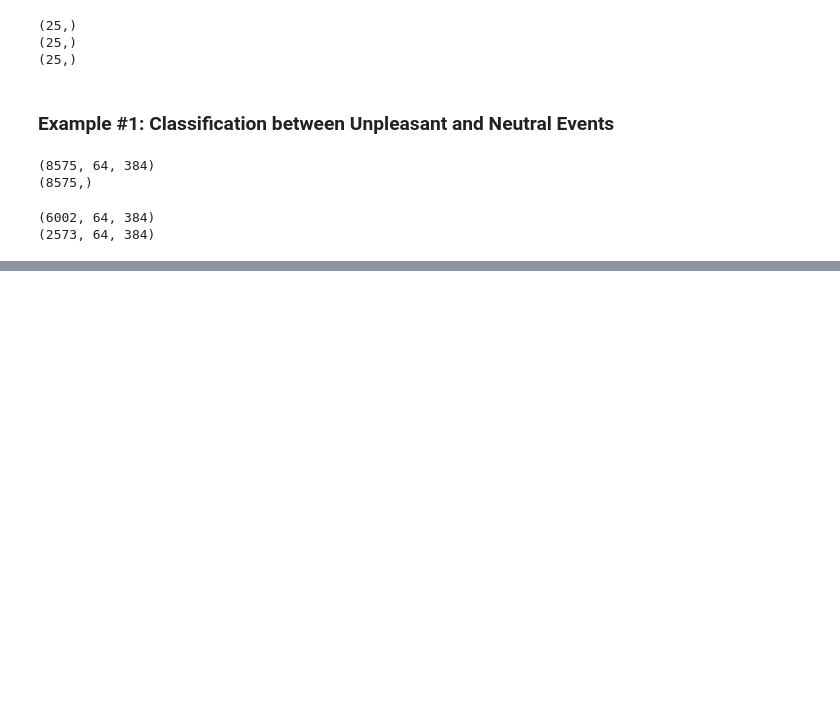
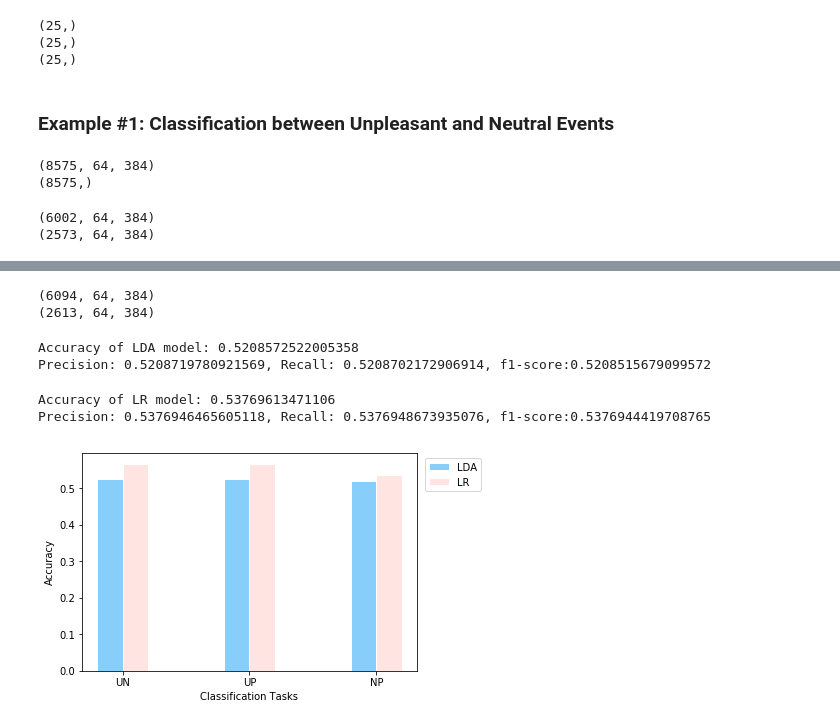
Before and after one commit to aath0/AlgorithmsNeuroscience, a Jupyter notebook: Tutorials/Applying Machine Learning Methods-2.ipynb, the cells around one changed output, grey strips where cells are left out. Drawn from its saved outputs; the diff is of its cells as text; code cells hidden in the pictures; blank space fills up the shorter version.

Commit message:
Plots and discussion of the  results are added

```diff
--- a/Tutorials/Applying Machine Learning Methods-2.ipynb
+++ b/Tutorials/Applying Machine Learning Methods-2.ipynb
@@ -89,0 +175,40 @@ print("Accuracy of SVM model: {}".format(acc_svm))
+# %%
+train_data_NP, test_data_NP, labels_train_NP, labels_test_NP = train_test_split(data_NP, labels_NP, test_size=0.3, random_state=42)
+print(train_data_NP.shape)
+print(test_data_NP.shape)
+# %% [output]
+(6094, 64, 384)
+(2613, 64, 384)
+# %%
+# Linear Discriminant Analysis
+clf_lda_pip = make_pipeline(Vectorizer(), StandardScaler(), LinearDiscriminantAnalysis(solver='svd'))
+clf_lda_pip.fit(train_data_NP,labels_train_NP)
+
+predictions_lda = clf_lda_pip.predict(test_data_NP)
+
+acc_lda = accuracy_score(labels_test_NP, predictions_lda)
+print("Accuracy of LDA model: {}".format(acc_lda))
+
+precision_lda,recall_lda,fscore_lda,support_lda=precision_recall_fscore_support(labels_test_NP,predictions_lda,average='macro')
+print('Precision: {0}, Recall: {1}, f1-score:{2}'.format(precision_lda,recall_lda,fscore_lda))
+# %% [output]
+Accuracy of LDA model: 0.5208572522005358
+Precision: 0.5208719780921569, Recall: 0.5208702172906914, f1-score:0.5208515679099572
+# %%
+#Logistic Regression
+clf_lr_pip = make_pipeline(Vectorizer(), StandardScaler(), LogisticRegression(penalty='l1', random_state=42))
+clf_lr_pip.fit(train_data_NP,labels_train_NP)
+
+predictions_lr = clf_lr_pip.predict(test_data_NP)
+
+acc_lr = accuracy_score(labels_test_NP, predictions_lr)
+print("Accuracy of LR model: {}".format(acc_lr))
+
+precision_lr,recall_lr,fscore_lr,support_lr=precision_recall_fscore_support(labels_test_NP,predictions_lr,average='macro')
+print('Precision: {0}, Recall: {1}, f1-score:{2}'.format(precision_lr,recall_lr,fscore_lr))
+# %% [output]
+Accuracy of LR model: 0.53769613471106
+Precision: 0.5376946465605118, Recall: 0.5376948673935076, f1-score:0.5376944419708765
+# %%
+accuracies.append([acc_lda, acc_lr])
+f1_scores.append([fscore_lda, fscore_lr])
@@ -89,0 +220,25 @@ print("Accuracy of SVM model: {}".format(acc_svm))
+# %%
+def plotEvalMetrics(tasks, labels, evalMetric, metricName):
+    width = 0.2  # the width of the bars
+
+    # Set position of bar on X axis
+    rects1 = np.arange(len(evalMetric))
+    rects2 = [x + width for x in rects1]
+    rects3 = [x + width for x in rects2]
+
+    plt.bar(rects1, list(zip(*evalMetric))[0], color='#87CEFA', width=width, edgecolor='white', label=labels[0])
+    plt.bar(rects2, list(zip(*evalMetric))[1], color='#FFE4E1', width=width, edgecolor='white', label=labels[1])
+
+    plt.xlabel('Classification Tasks')
+    plt.xticks([r + width/2 for r in range(len(evalMetric))], tasks)
+    plt.ylabel(metricName)
+
+    plt.legend(bbox_to_anchor=(1.01, 1), loc='upper left', )
+    plt.show()
+# %%
+#Plot Accuracies
+tasks = ['UN', 'UP', 'NP']
+labels = ['LDA', 'LR']
+plotEvalMetrics(tasks, labels, accuracies, 'Accuracy')
+# %% [output]
+[figure, added]
```
Also changed, not shown: parts of 21 cells of this notebook.
